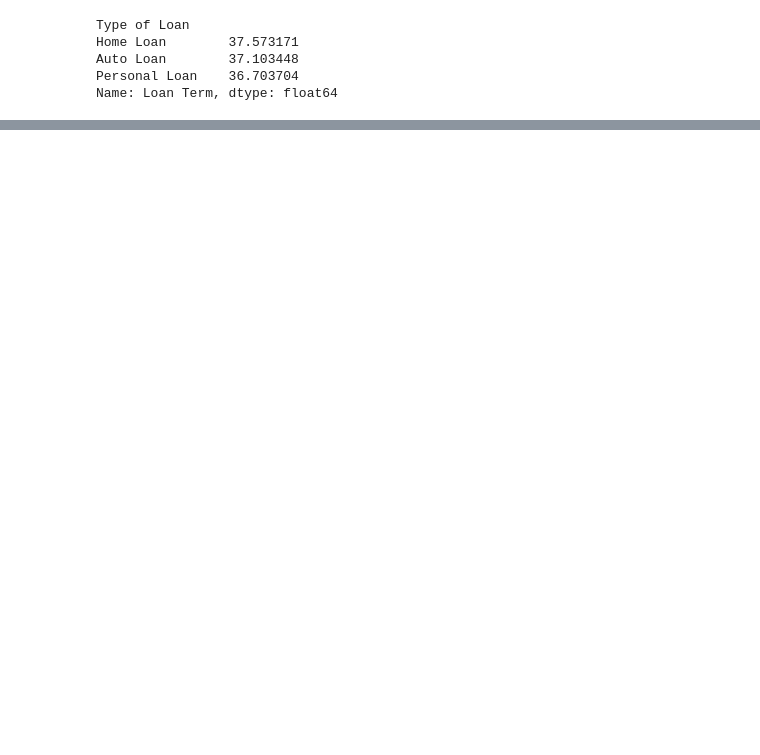
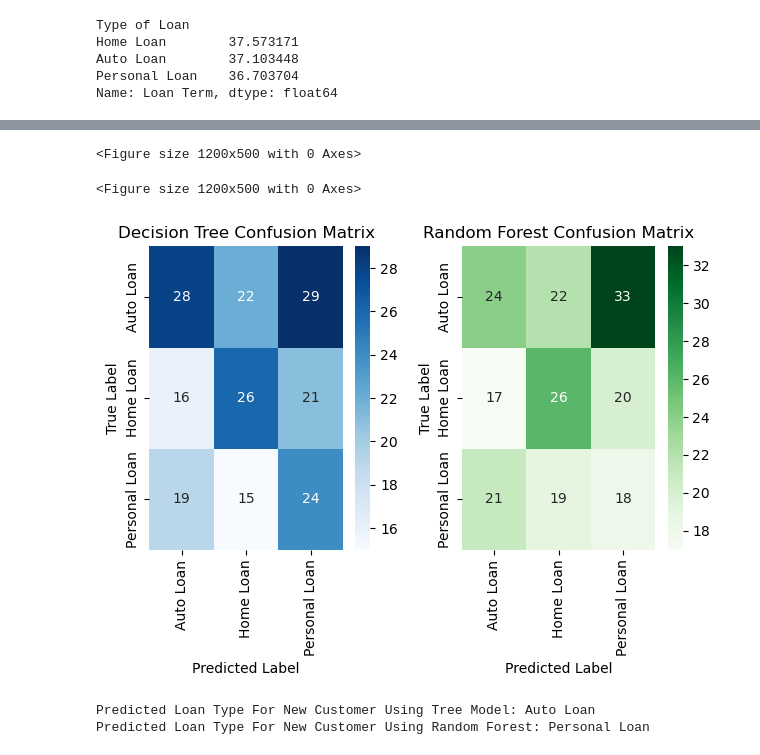
Before and after one commit to mrbowman86/Credit_Loan_Analysis, a Jupyter notebook: Credit_Loan_Analysis.ipynb, the cells around one changed output, grey strips where cells are left out. Drawn from its saved outputs; the diff is of its cells as text; code cells hidden in the pictures; blank space fills up the shorter version.

```diff
--- a/Credit_Loan_Analysis.ipynb
+++ b/Credit_Loan_Analysis.ipynb
@@ -118,0 +280,3 @@ Name: Loan Term, dtype: float64
+# %%
+# Predict on test data
+y_pred_rf = rf_model.predict(X_test)
@@ -118,0 +375,33 @@ Name: Loan Term, dtype: float64
+# %%
+# Generate confusion matrices
+cm_tree = confusion_matrix(y_test, y_pred)
+cm_rf = confusion_matrix(y_test, y_pred_rf)
+# %%
+# Get class labels from the encoder
+class_labels = target_encoder.classes_
+# %%
+# Plot confusion matrices
+plt.figure(figsize=(12, 5))
+# %% [output]
+<Figure size 1200x500 with 0 Axes>
+<Figure size 1200x500 with 0 Axes>
+# %%
+# Decision Tree Confusion Matrix
+plt.subplot(1, 2, 1)
+sns.heatmap(cm_tree, annot=True, fmt='d', cmap='Blues',
+            xticklabels=class_labels, yticklabels=class_labels)
+plt.title("Decision Tree Confusion Matrix")
+plt.xlabel("Predicted Label")
+plt.ylabel("True Label")
+
+plt.subplot(1, 2, 2)
+sns.heatmap(cm_rf, annot=True, fmt='d', cmap='Greens',
+            xticklabels=class_labels, yticklabels=class_labels)
+plt.title("Random Forest Confusion Matrix")
+plt.xlabel("Predicted Label")
+plt.ylabel("True Label")
+
+plt.tight_layout()
+plt.show()
+# %% [output]
+[figure, added]
@@ -118,0 +434,10 @@ Name: Loan Term, dtype: float64
+# %%
+# Decode the prediction
+predicted_loan_type_tree = target_encoder.inverse_transform([predicted_tree_model])[0]
+predicted_loan_type_forest = target_encoder.inverse_transform([predicted_forest_model])[0]
+
+print(f"Predicted Loan Type For New Customer Using Tree Model: {predicted_loan_type_tree}")
+print(f"Predicted Loan Type For New Customer Using Random Forest: {predicted_loan_type_forest}")
+# %% [output]
+Predicted Loan Type For New Customer Using Tree Model: Auto Loan
+Predicted Loan Type For New Customer Using Random Forest: Personal Loan
```
Also changed, not shown: parts of 37 cells of this notebook, 2 other files.
